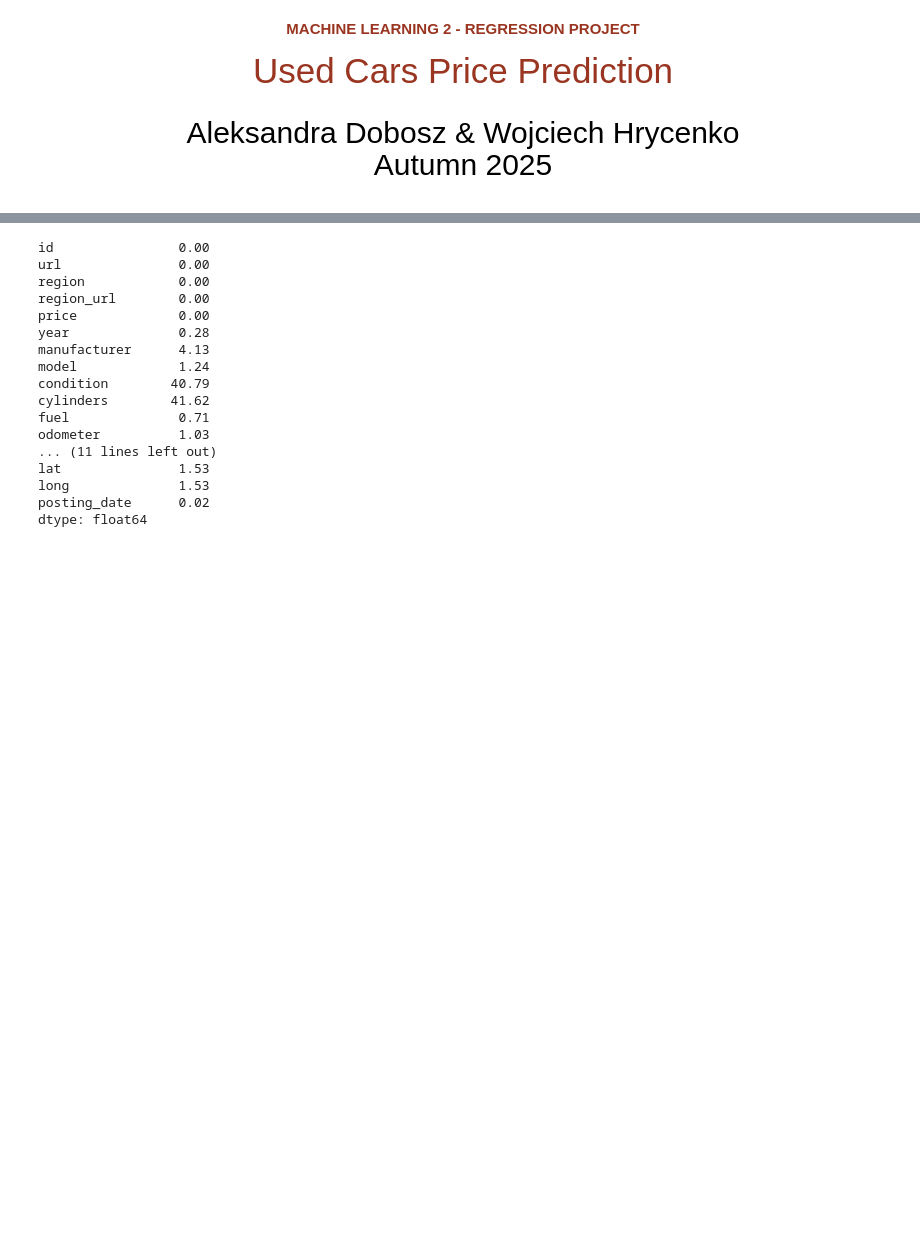
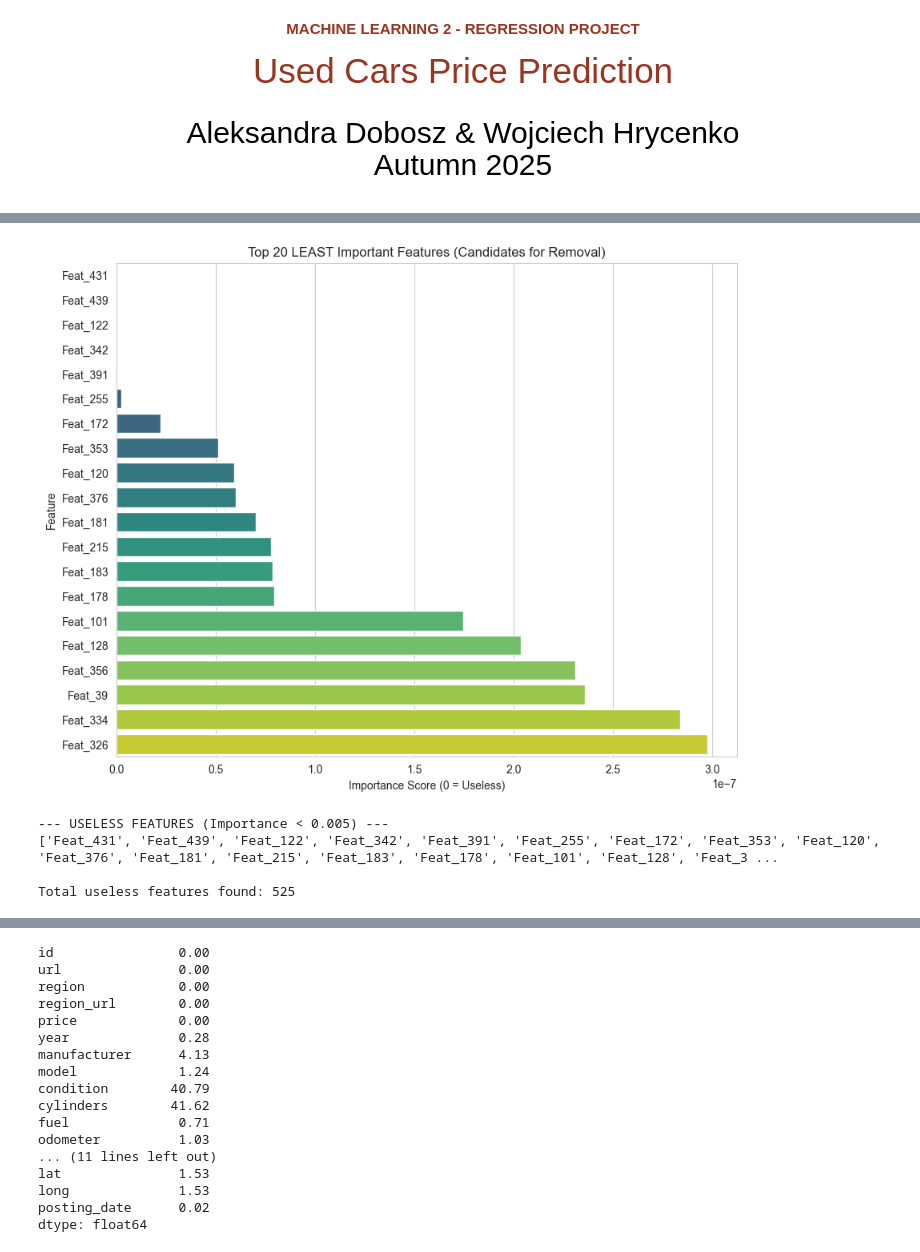
Before and after one commit to WojciechHrycenko/MachineLearning2, a Jupyter notebook: Regression - Used Cars/regression_user_cars.ipynb, the cells around one changed output, grey strips where cells are left out. Saved outputs shown, nothing was run; the diff lists cells and outputs as text; code cells hidden in the pictures; blank space fills up the shorter version.

```diff
--- a/Regression - Used Cars/regression_user_cars.ipynb
+++ b/Regression - Used Cars/regression_user_cars.ipynb
@@ -66,0 +672,44 @@ None
+# %%
+import pandas as pd
+import matplotlib.pyplot as plt
+import seaborn as sns
+
+# 1. Get the best model (Random Forest is best for interpretation)
+rf_model = models['Random Forest']
+
+# 2. Retrieve feature names
+# CHANGE THIS: Replace 'X.columns' with your actual list of column names if X_train is a numpy array
+# Example: feature_names = list(df.drop(columns=['Target']).columns)
+try:
+    feature_names = X_train.columns
+except AttributeError:
+    # Fallback if X_train is numpy array: try to use global X variable or generic names
+    feature_names = X.columns if 'X' in locals() else [f"Feat_{i}" for i in range(X_train.shape[1])]
+
+# 3. Create Importance DataFrame
+importances = pd.DataFrame({
+    'Feature': feature_names,
+    'Importance': rf_model.feature_importances_
+})
+
+# 4. Sort by Importance (Ascending - worst features at the top)
+importances = importances.sort_values(by='Importance', ascending=True)
+
+# 5. Visualize the "Useless" Features (Bottom 20)
+plt.figure(figsize=(10, 8))
+sns.barplot(x='Importance', y='Feature', data=importances.head(20), palette='viridis')
+plt.title('Top 20 LEAST Important Features (Candidates for Removal)')
+plt.xlabel('Importance Score (0 = Useless)')
+plt.show()
+
+# 6. List features with near-zero importance
+print("--- USELESS FEATURES (Importance < 0.005) ---")
+useless_features = importances[importances['Importance'] < 0.005]['Feature'].tolist()
+print(useless_features)
+print(f"\nTotal useless features found: {len(useless_features)}")
+# %% [output]
+[figure, added]
+--- USELESS FEATURES (Importance < 0.005) ---
+['Feat_431', 'Feat_439', 'Feat_122', 'Feat_342', 'Feat_391', 'Feat_255', 'Feat_172', 'Feat_353', 'Feat_120', 'Feat_376', 'Feat_181', 'Feat_215', 'Feat_183', 'Feat_178', 'Feat_101', 'Feat_128', 'Feat_3 ...
+
+Total useless features found: 525
```
Also changed, not shown: parts of 22 cells of this notebook.
